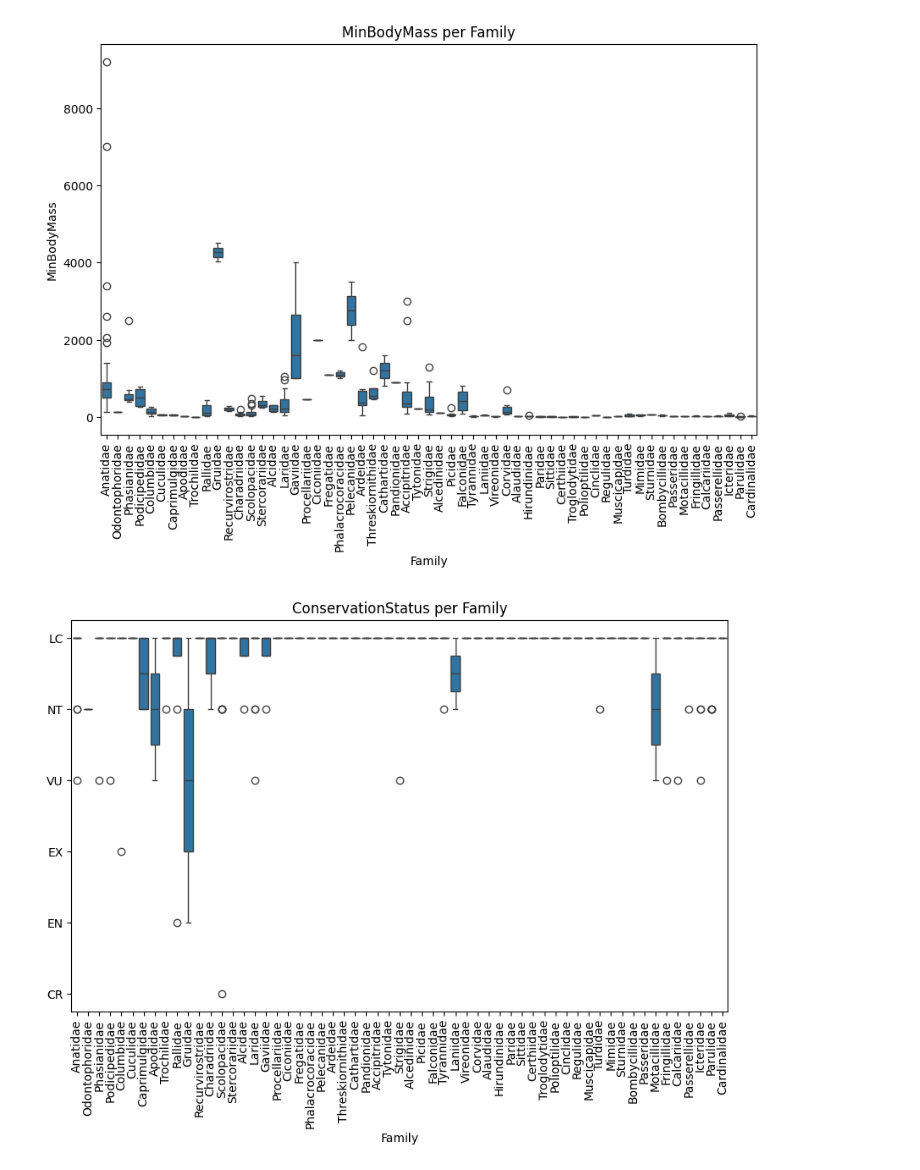
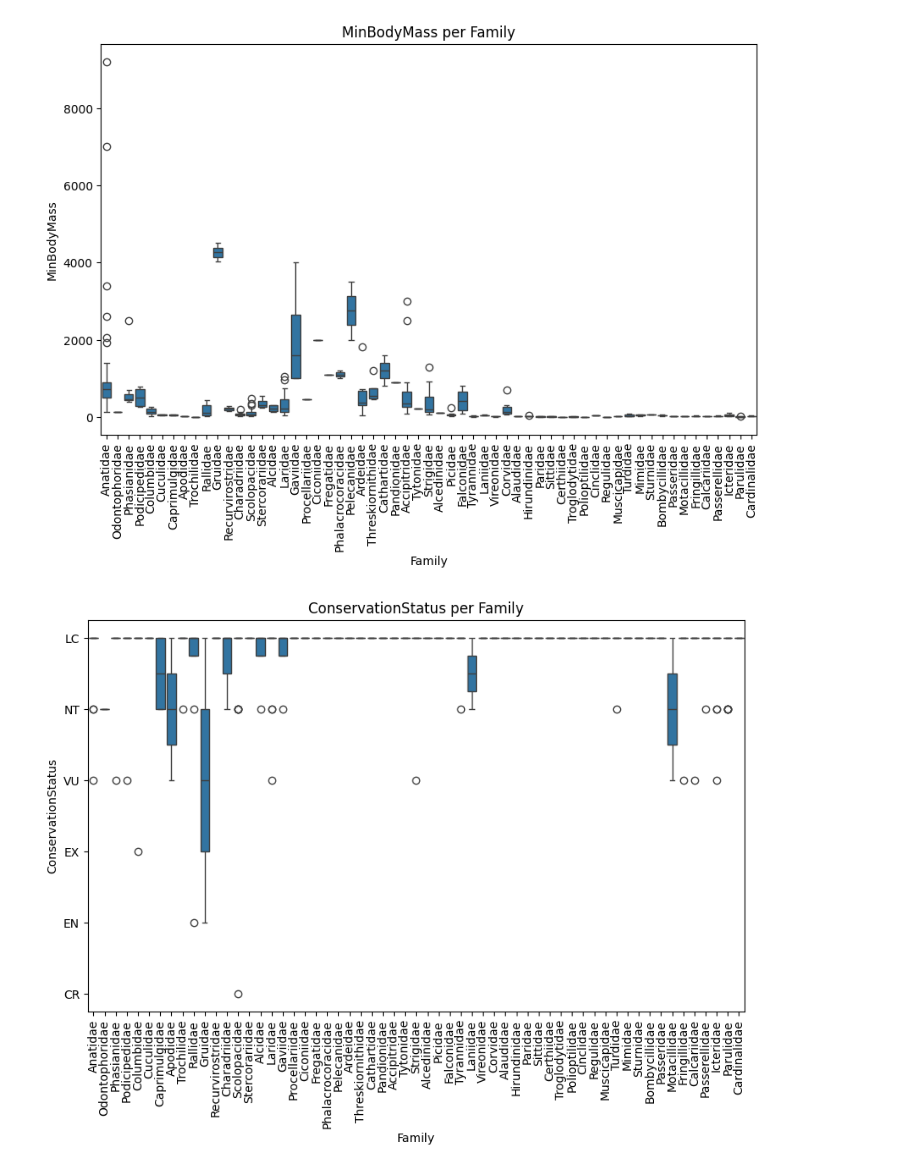
Before and after one commit to SeherKumsar/Ada-Lovelace-Veri-Bilimi-Akademisi, a Jupyter notebook: week-3/group_project.ipynb, the cells around one changed output. Saved outputs shown, nothing was run; the diff lists cells and outputs as text; code cells hidden in the pictures.

```diff
--- a/week-3/group_project.ipynb
+++ b/week-3/group_project.ipynb
@@ -157,14 +180,14 @@ plt.show()
 # %%
 plt.figure(figsize=(10, 6))
 
 sns.boxplot(x = birds['Family'],
             y = birds['ConservationStatus']
             )
 
 plt.xticks(rotation=90)
 plt.xlabel('Family')
-plt.ylabel('')
+plt.ylabel('ConservationStatus')
 plt.title('ConservationStatus per Family')
 plt.show()
 # %% [output]
-[figure, old version]
+[figure, new version]
```
Also changed, not shown: parts of 6 cells of this notebook.
